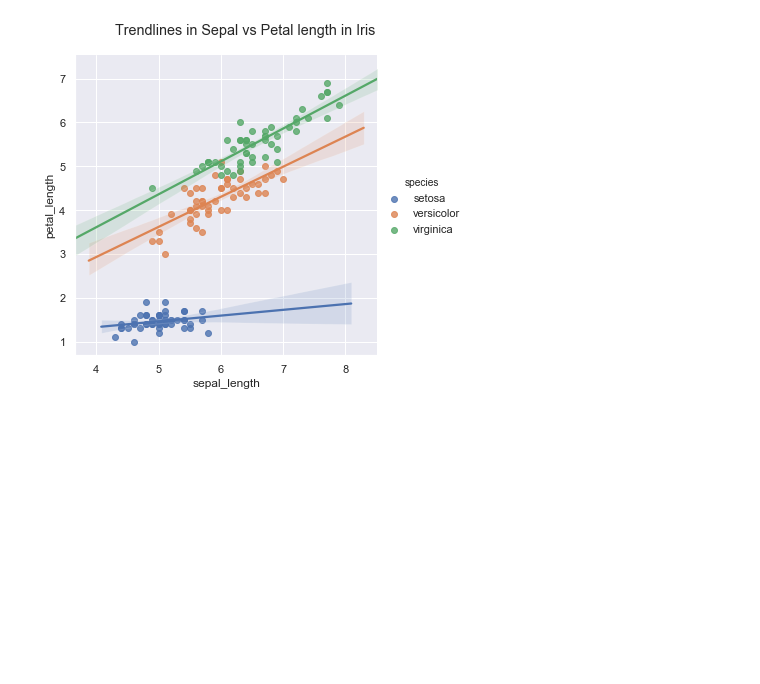
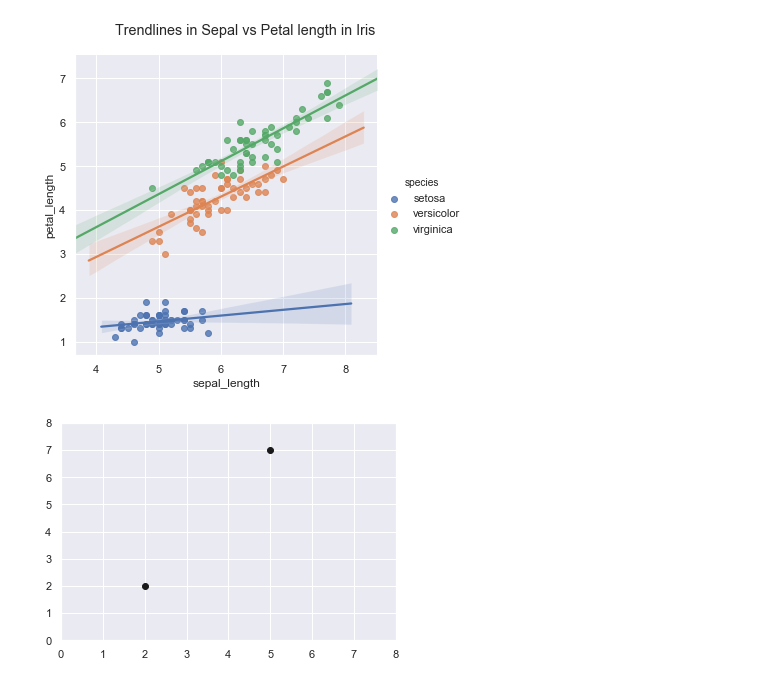
Before and after one commit to saxarona/cv1012, a Jupyter notebook: lectures/07-curvefit/curvefit.ipynb, the cells around one changed output. Drawn from its saved outputs; the diff is of its cells as text; code cells hidden in the pictures; blank space fills up the shorter version.

```diff
--- a/lectures/07-curvefit/curvefit.ipynb
+++ b/lectures/07-curvefit/curvefit.ipynb
@@ -43,3 +43,13 @@ g.fig.suptitle('Trendlines in Sepal vs Petal length in Iris', y=1.05)
 g.savefig("regplot.pdf")
 # %% [output]
 [figure]
+# %%
+g, ax = plt.subplots(1,1)
+x = np.array([2, 5])
+y = np.array([2, 7])
+ax.plot(x, y, '.k', markersize=12)
+ax.set_xlim(0, 8)
+ax.set_ylim(0, 8)
+plt.savefig("dots.pdf")
+# %% [output]
+[figure, added]
```
Also changed, not shown: parts of 4 cells of this notebook, 6 other files.
